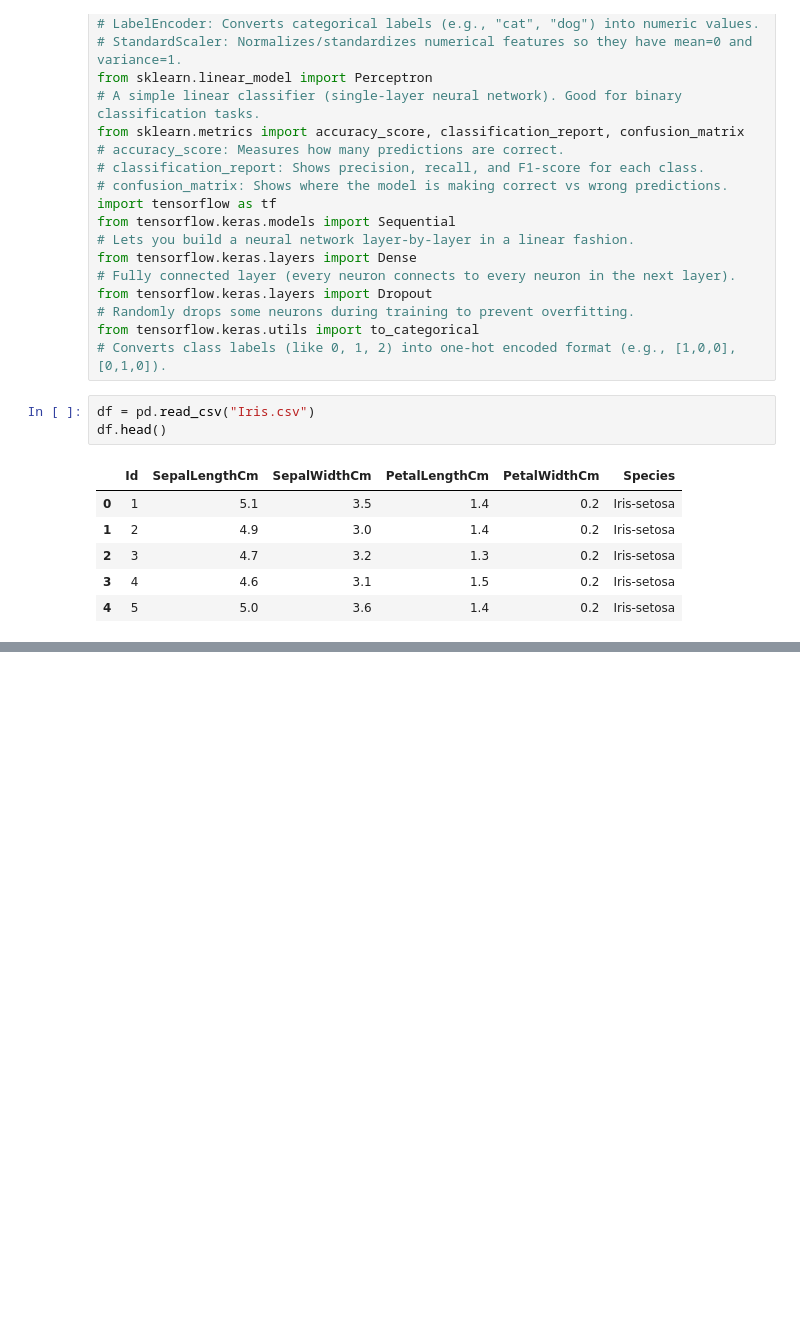
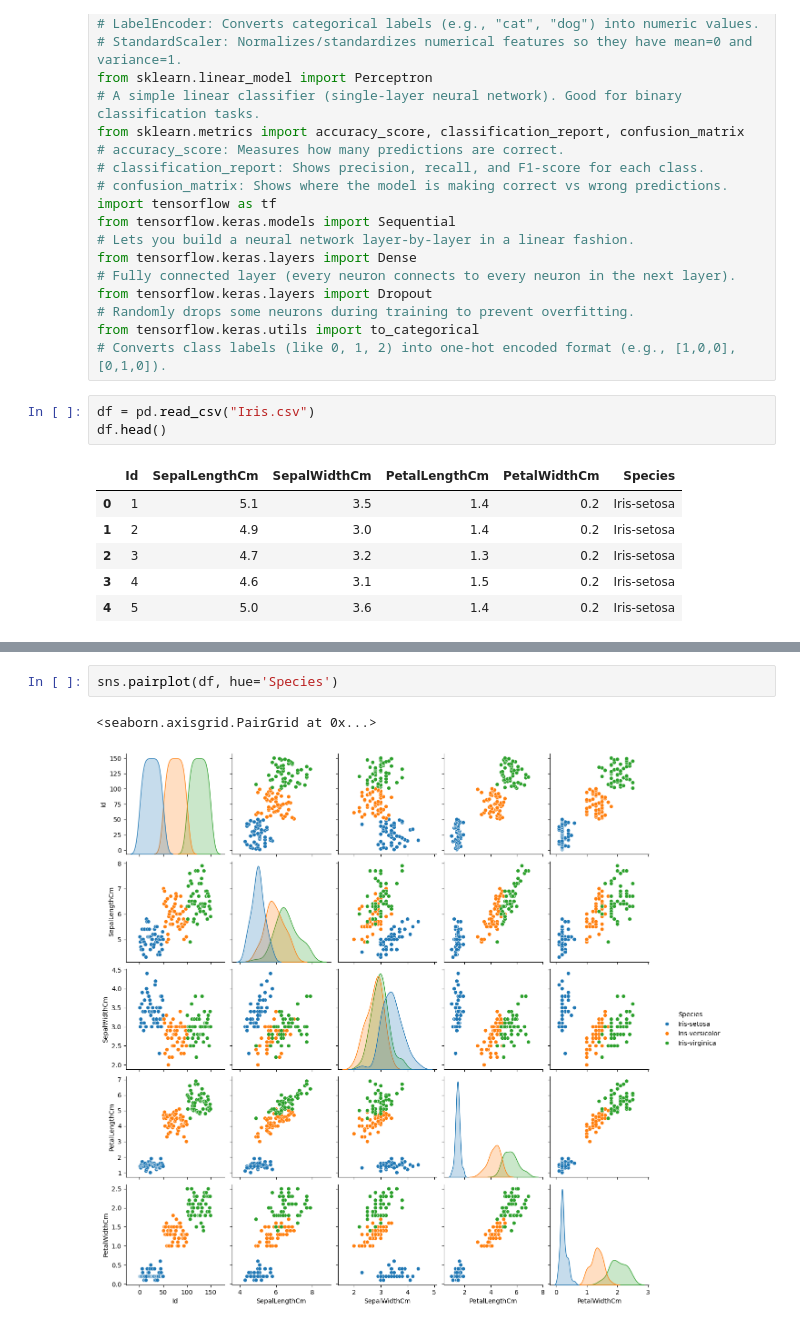
Before and after one commit to Pallavi415/ANN-Iris-Classification, a Jupyter notebook: ANN_implementation.ipynb, the cells around one changed output, grey strips where cells are left out. Cells and saved outputs as stored; diff of their text form; blank space fills up the shorter version.

```diff
--- a/ANN_implementation.ipynb
+++ b/ANN_implementation.ipynb
@@ -40,0 +66,5 @@ df.head()
+# %%
+sns.pairplot(df, hue='Species')
+# %% [output]
+<seaborn.axisgrid.PairGrid at 0x...>
+[figure, added]
```
Also changed, not shown: parts of 8 cells of this notebook.
